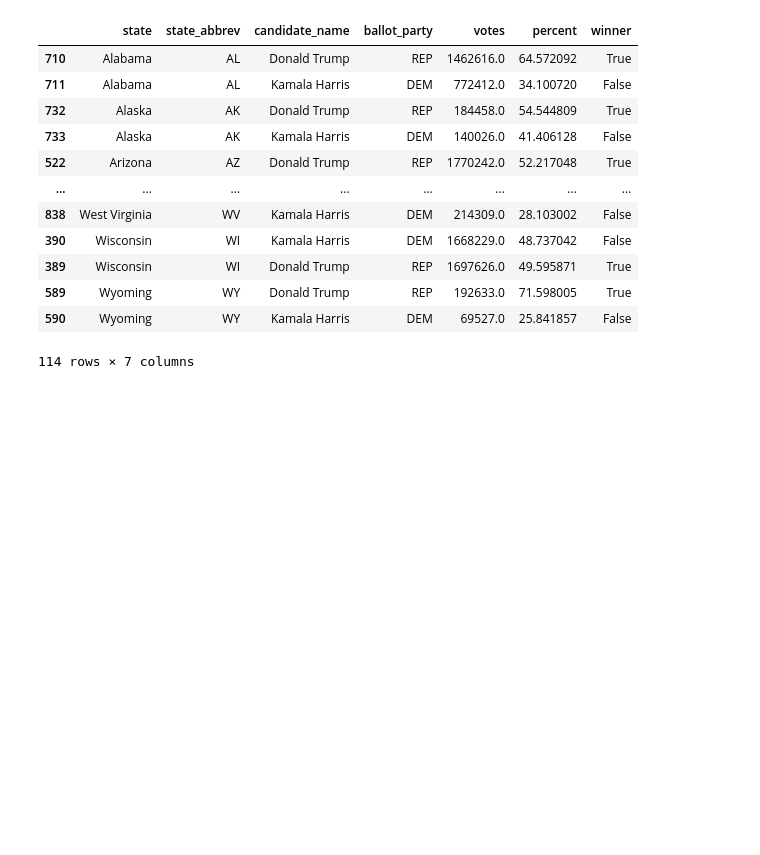
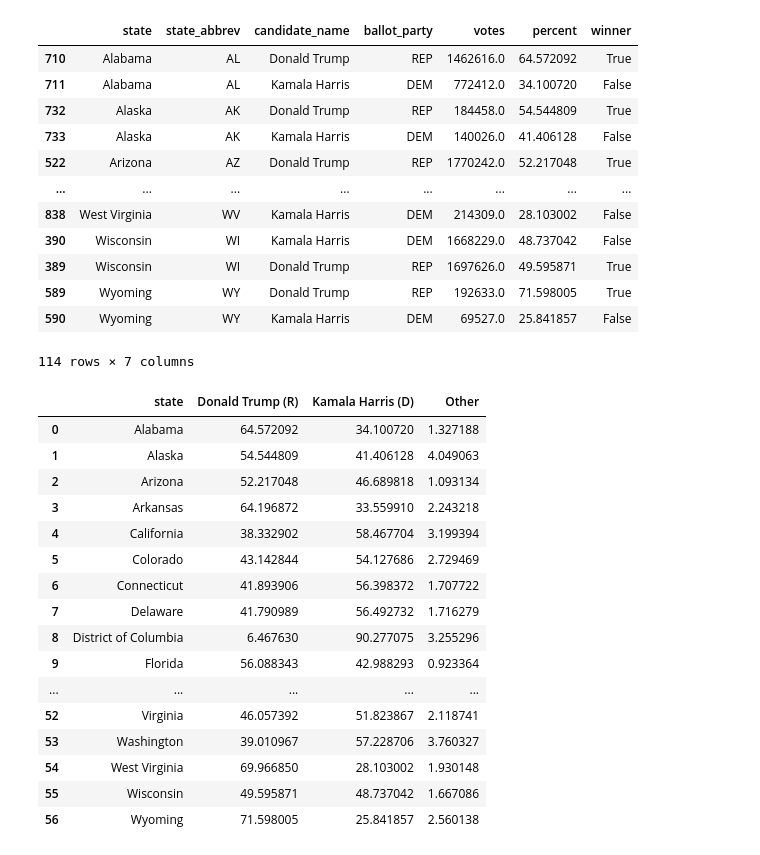
Before and after one commit to taliafabs/STA496, a Jupyter notebook: MidtermPaper/code/data_cleaning.ipynb, the cells around one changed output. Saved outputs shown, nothing was run; the diff lists cells and outputs as text; code cells hidden in the pictures; blank space fills up the shorter version.

Commit message:
Data cleaning code 📊🧼✅

```diff
--- a/MidtermPaper/code/data_cleaning.ipynb
+++ b/MidtermPaper/code/data_cleaning.ipynb
@@ -248,6 +290,40 @@ presresults24_df
 | 589 | Wyoming | WY | Donald Trump | REP | 192633.0 | 71.598005 | True |
 | 590 | Wyoming | WY | Kamala Harris | DEM | 69527.0 | 25.841857 | False |
 114 rows × 7 columns
+# %%
+# make another df to structure it similarly to the CES state by state
+actual_state_vote_pct = presresults24_df[['state', 'state_abbrev', 'candidate_name', 'votes', 'percent']]
+# make the results for both candidates show up in the same row
+actual_state_vote_pct = actual_state_vote_pct.pivot(index='state', columns='candidate_name', values='percent')
+# make it a pandas df
+actual_state_vote_pct = pd.DataFrame(actual_state_vote_pct)
+# remove the candidate_name and just have state, trump harris
+actual_state_vote_pct = actual_state_vote_pct.reset_index()
+actual_state_vote_pct = actual_state_vote_pct.rename(columns={'Donald Trump': 'Donald Trump (R)', 'Kamala Harris': 'Kamala Harris (D)'})
+actual_state_vote_pct = actual_state_vote_pct[['state', 'Donald Trump (R)', 'Kamala Harris (D)']]
+actual_state_vote_pct = actual_state_vote_pct.sort_values(by=['state'])
+actual_state_vote_pct.columns.name = None
+actual_state_vote_pct_df = actual_state_vote_pct.reset_index(drop=True)
+actual_state_vote_pct_df['Other'] = 100 - actual_state_vote_pct_df['Donald Trump (R)'] - actual_state_vote_pct_df['Kamala Harris (D)']
+actual_state_vote_pct_df
+# %% [output]
+|  | state | Donald Trump (R) | Kamala Harris (D) | Other |
+| 0 | Alabama | 64.572092 | 34.100720 | 1.327188 |
+| 1 | Alaska | 54.544809 | 41.406128 | 4.049063 |
+| 2 | Arizona | 52.217048 | 46.689818 | 1.093134 |
+| 3 | Arkansas | 64.196872 | 33.559910 | 2.243218 |
+| 4 | California | 38.332902 | 58.467704 | 3.199394 |
+| 5 | Colorado | 43.142844 | 54.127686 | 2.729469 |
+| 6 | Connecticut | 41.893906 | 56.398372 | 1.707722 |
+| 7 | Delaware | 41.790989 | 56.492732 | 1.716279 |
+| 8 | District of Columbia | 6.467630 | 90.277075 | 3.255296 |
+| 9 | Florida | 56.088343 | 42.988293 | 0.923364 |
+| ... | ... | ... | ... | ... |
+| 52 | Virginia | 46.057392 | 51.823867 | 2.118741 |
+| 53 | Washington | 39.010967 | 57.228706 | 3.760327 |
+| 54 | West Virginia | 69.966850 | 28.103002 | 1.930148 |
+| 55 | Wisconsin | 49.595871 | 48.737042 | 1.667086 |
+| 56 | Wyoming | 71.598005 | 25.841857 | 2.560138 |
 # %%
 # save as a parquet
 output_path = "/content/drive/MyDrive/STA496/Datasets/pres24_results_data.parquet"
```
Also changed, not shown: parts of 7 cells of this notebook.
